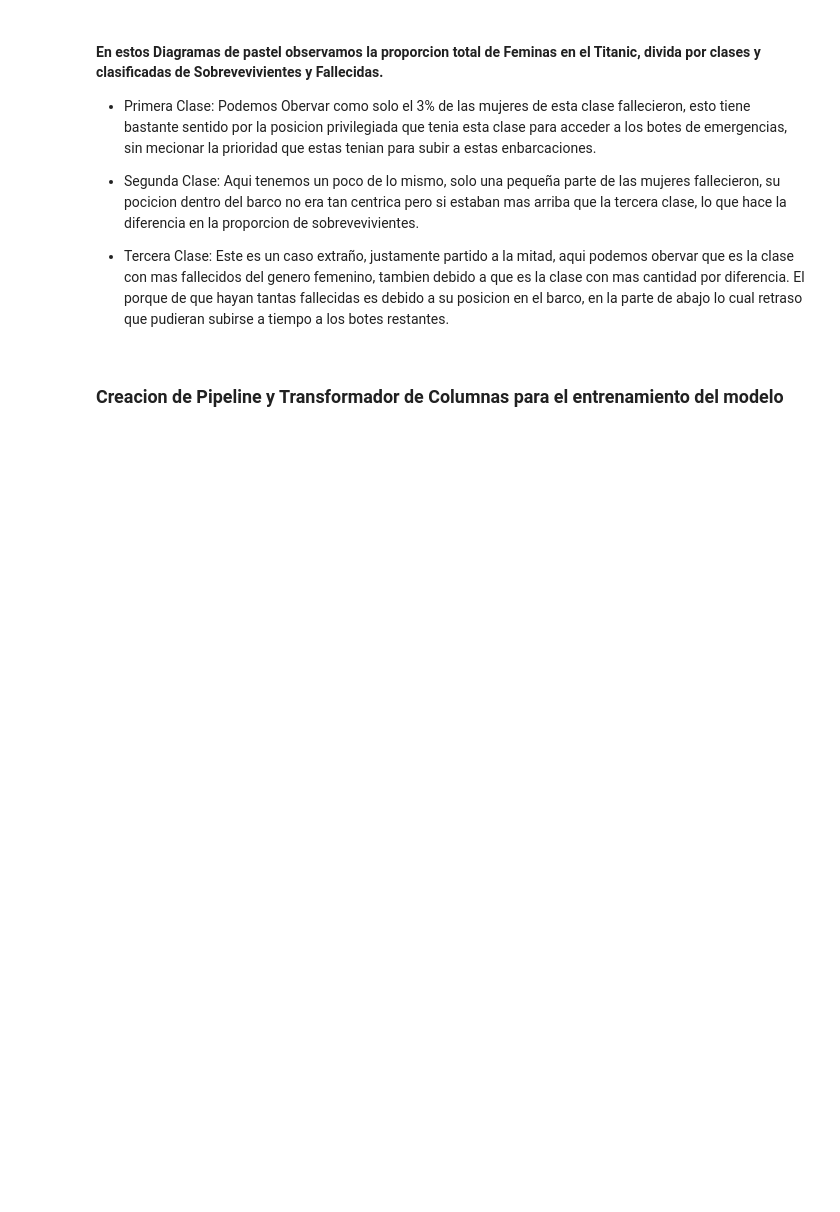
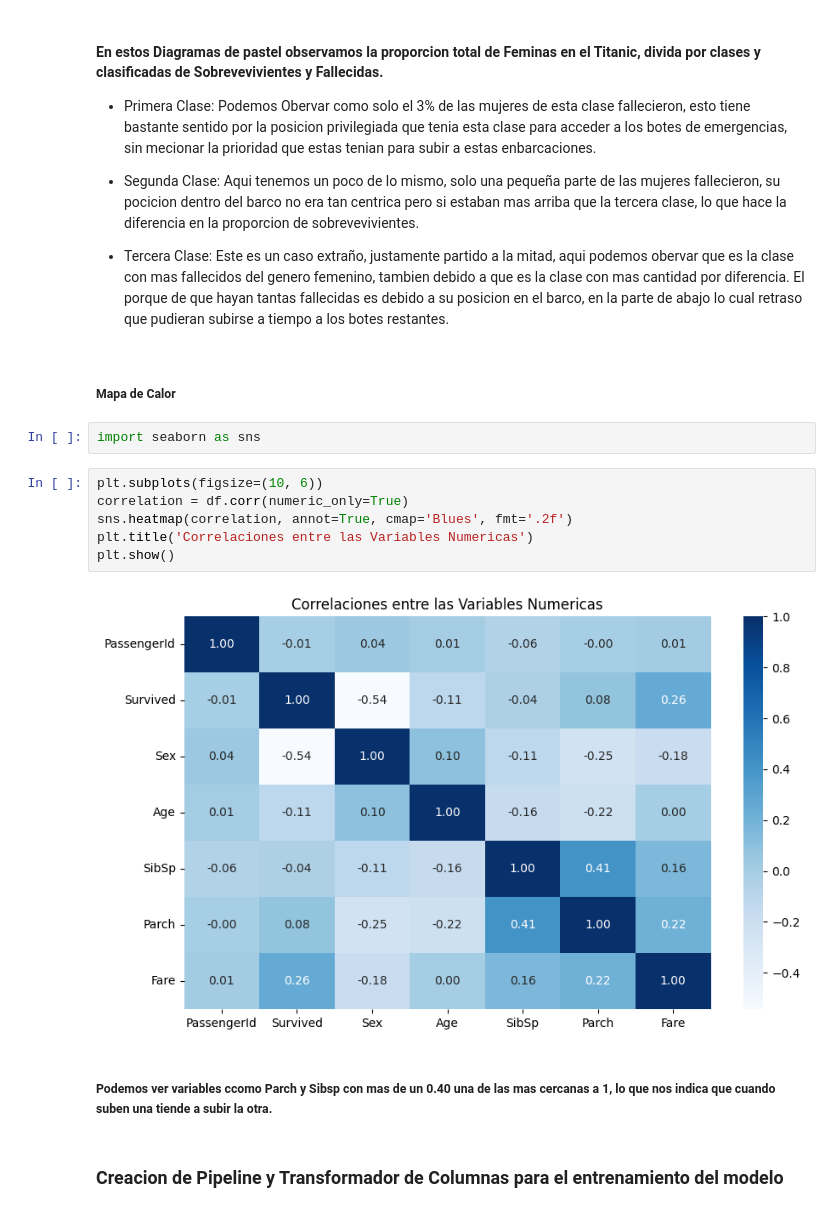
Before and after one commit to juanfrancisco91/Portafolios, a Jupyter notebook: Titanic/titanic.ipynb, the cells around one changed output. Drawn from its saved outputs; the diff is of its cells as text; blank space fills up the shorter version.

```diff
--- a/Titanic/titanic.ipynb
+++ b/Titanic/titanic.ipynb
@@ -333,6 +342,20 @@ plt.show()
 - Segunda Clase: Aqui tenemos un poco de lo mismo, solo una pequeña parte de las mujeres fallecieron, su pocicion dentro del barco no era tan centrica pero si estaban mas arriba que la tercera clase, lo que hace la diferencia en la proporcion de sobrevevivientes.
 
 - Tercera Clase: Este es un caso extraño, justamente partido a la mitad, aqui podemos obervar que es la clase con mas fallecidos del genero femenino, tambien debido a que es la clase con mas cantidad por diferencia. El porque de que hayan tantas fallecidas es debido a su posicion en el barco, en la parte de abajo lo cual retraso que pudieran subirse a tiempo a los botes restantes.
+# %% [markdown]
+##### Mapa de Calor
+# %%
+import seaborn as sns
+# %%
+plt.subplots(figsize=(10, 6))
+correlation = df.corr(numeric_only=True)
+sns.heatmap(correlation, annot=True, cmap='Blues', fmt='.2f')
+plt.title('Correlaciones entre las Variables Numericas')
+plt.show()
+# %% [output]
+[figure, added]
+# %% [markdown]
+##### Podemos ver variables ccomo Parch y Sibsp con mas de un 0.40 una de las mas cercanas a 1, lo que nos indica que cuando suben una tiende a subir la otra.
 # %% [markdown]
 ### Creacion de Pipeline y Transformador de Columnas para el entrenamiento del modelo
 # %% [markdown]
```
Also changed, not shown: parts of 35 cells of this notebook, 1 other file.
